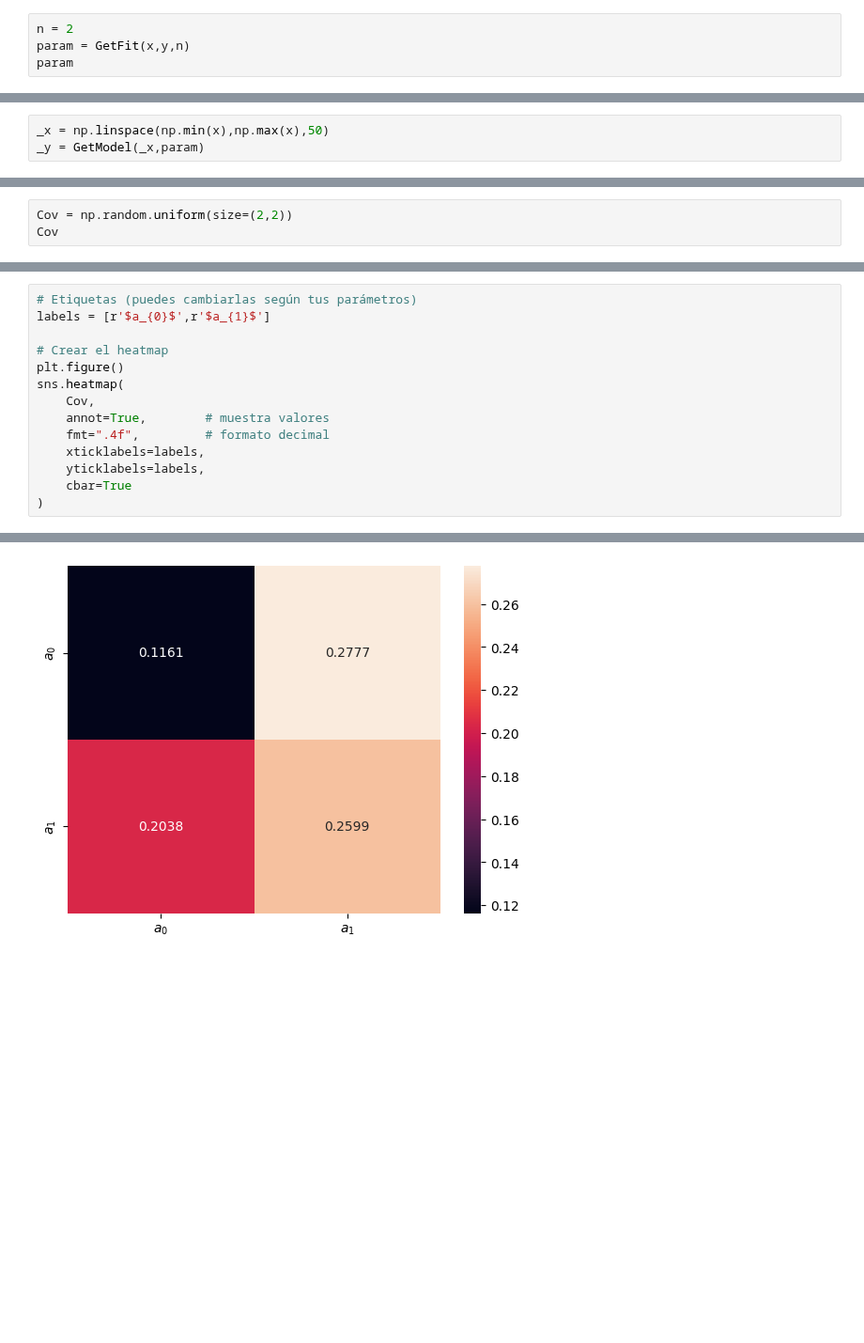
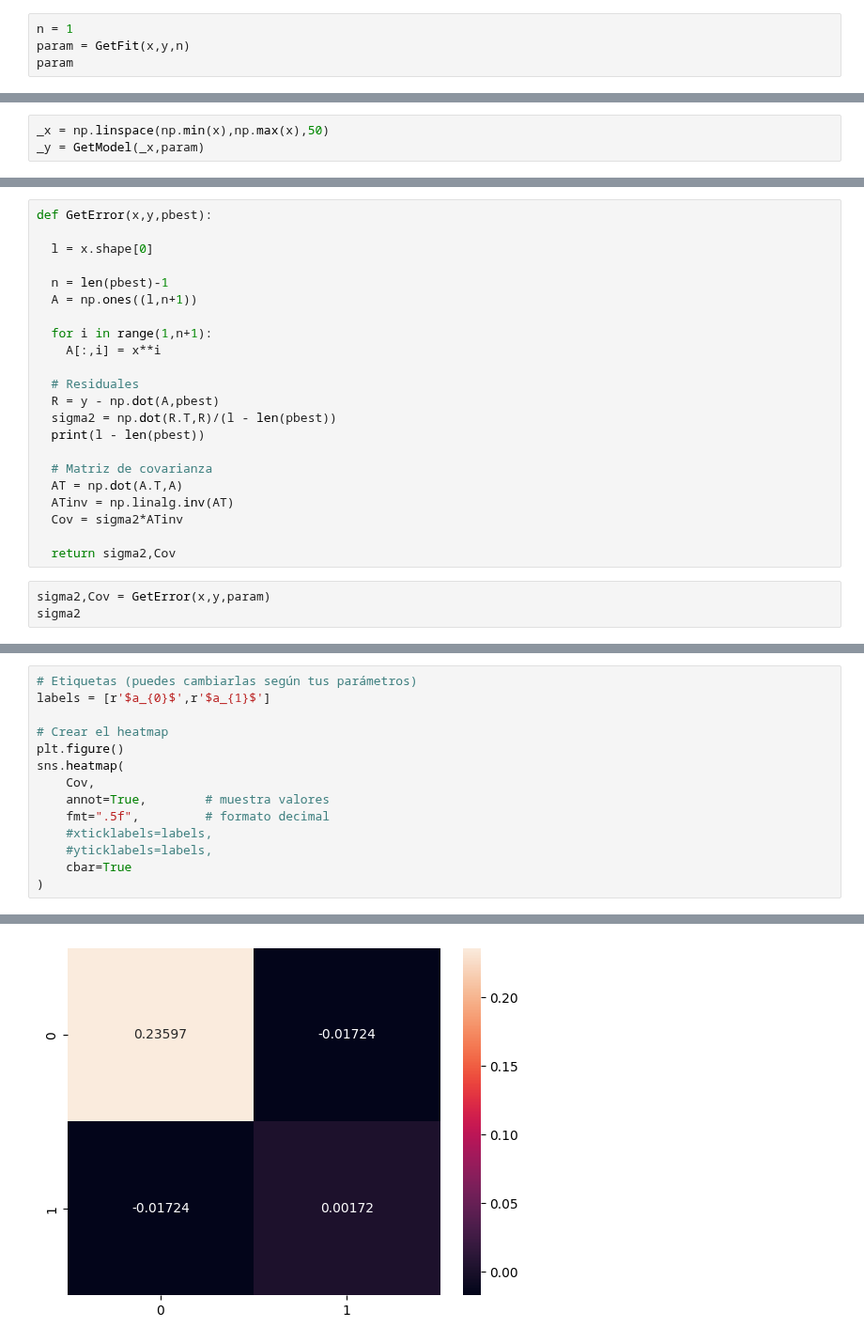
Before and after one commit to asegura4488/MetodosComputacionales2026, a Jupyter notebook: Semana11/MinimosCuadradosMatriciales.ipynb, the cells around one changed output, grey strips where cells are left out. Shown at 94% size. Cells and saved outputs as stored; diff of their text form; blank space fills up the shorter version.

```diff
--- a/Semana11/MinimosCuadradosMatriciales.ipynb
+++ b/Semana11/MinimosCuadradosMatriciales.ipynb
@@ -64,7 +64,7 @@ def GetFit(x,y,n=2):
 
   return xsol
 # %%
-n = 2
+n = 1
 param = GetFit(x,y,n)
 param
 # %% [output]
@@ -90,3 +93,0 @@ plt.plot(_x,_y,color='r')
-# %%
-Cov = np.random.uniform(size=(2,2))
-Cov
@@ -95,0 +94,25 @@ array([[0.11614275, 0.2776509 ],
+# %%
+def GetError(x,y,pbest):
+
+  l = x.shape[0]
+
+  n = len(pbest)-1
+  A = np.ones((l,n+1))
+
+  for i in range(1,n+1):
+    A[:,i] = x**i
+
+  # Residuales
+  R = y - np.dot(A,pbest)
+  sigma2 = np.dot(R.T,R)/(l - len(pbest))
+  print(l - len(pbest))
+
+  # Matriz de covarianza
+  AT = np.dot(A.T,A)
+  ATinv = np.linalg.inv(AT)
+  Cov = sigma2*ATinv
+
+  return sigma2,Cov
+# %%
+sigma2,Cov = GetError(x,y,param)
+sigma2
@@ -96,17 +126,17 @@ array([[0.11614275, 0.2776509 ],
 # %%
 # Etiquetas (puedes cambiarlas según tus parámetros)
 labels = [r'$a_{0}$',r'$a_{1}$']
 
 # Crear el heatmap
 plt.figure()
 sns.heatmap(
     Cov,
     annot=True,        # muestra valores
-    fmt=".4f",         # formato decimal
-    xticklabels=labels,
-    yticklabels=labels,
+    fmt=".5f",         # formato decimal
+    #xticklabels=labels,
+    #yticklabels=labels,
     cbar=True
 )
 # %% [output]
 <Axes: >
-[figure, old version]
+[figure, new version]
```
Also changed, not shown: parts of 9 cells of this notebook.
